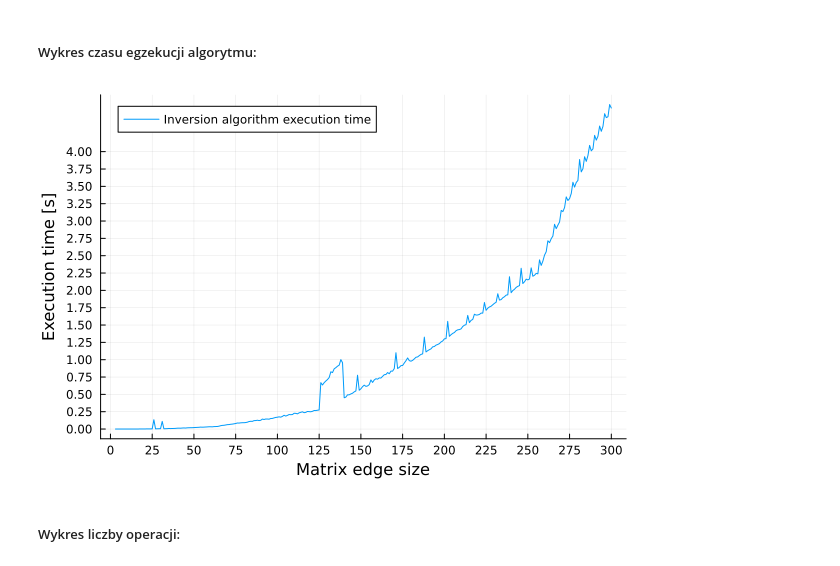
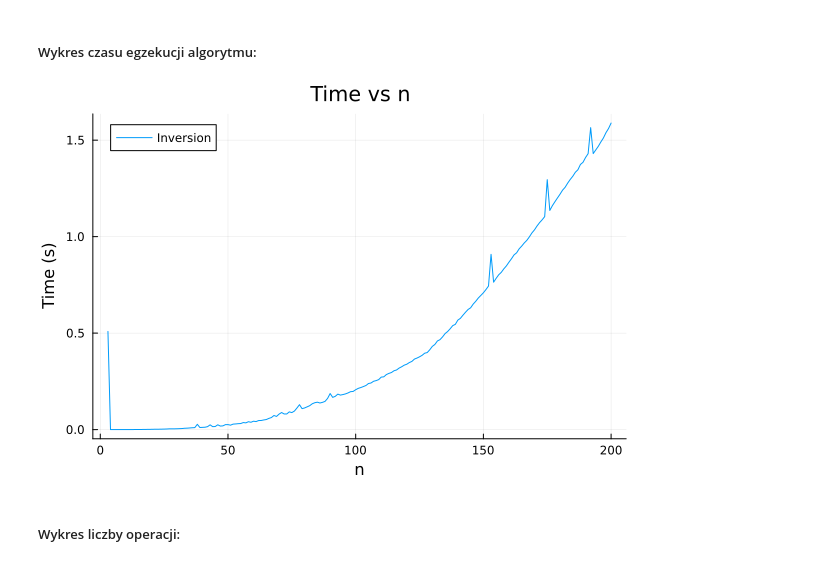
Before and after one commit to janmast1o/Macierzowe, a Jupyter notebook: Lab2/lab2.ipynb, the cells around one changed output. Cells and saved outputs as stored; diff of their text form; code cells hidden in the pictures.

```diff
--- a/Lab2/lab2.ipynb
+++ b/Lab2/lab2.ipynb
@@ -310,0 +308,7 @@ CSV.write(filename, inv_df);
+# %%
+filename = "inverse_results_$cpu_name.csv"
+
+if !isfile(filename)
+    df = test_matrix_inversion(start_n, end_n, low, high, binet)
+    CSV.write(filename, df);
+end
@@ -341,6 +342,2 @@ inv_df
 # %% [markdown]
 ##### Wykres czasu egzekucji algorytmu:
-# %%
-@df inv_df plot(:n, :execution_time, label="Inversion algorithm execution time", xlabel="Matrix edge size", ylabel="Execution time [s]", xticks=0:25:300, yticks=0:0.25:4)
-# %% [output]
-[figure, removed]
@@ -349,2 +344,6 @@ savefig("inversion_exec_time_i5_13400f.png");
+# %%
+plot(inv_df.n, inv_df.time, label="Inversion", xlabel="n", ylabel="Time (s)", title="Time vs n")
+# %% [output]
+[figure, added]
 # %% [markdown]
 ##### Wykres liczby operacji:
```
Also changed, not shown: parts of 101 cells of this notebook, 18 other files.
